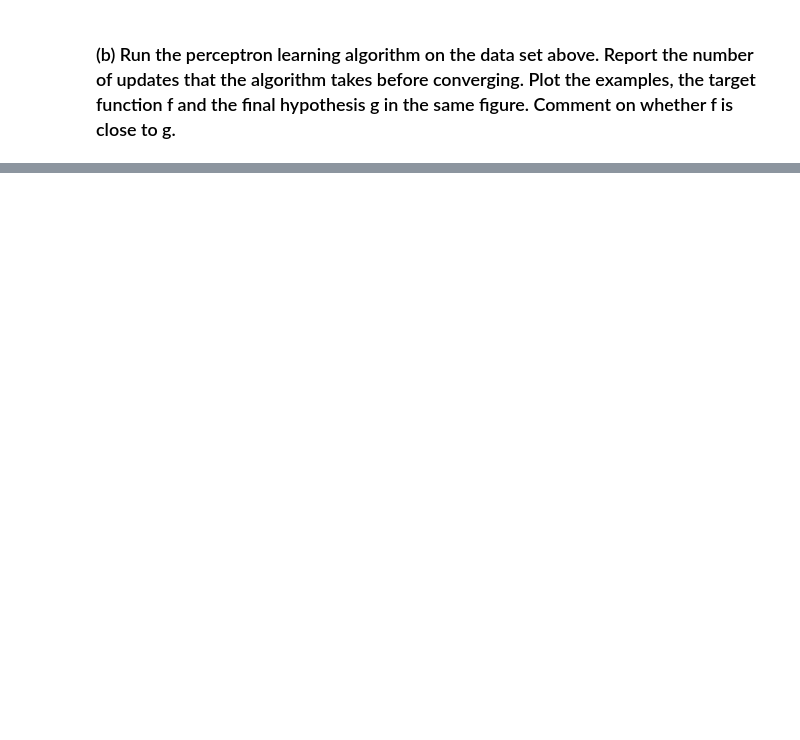
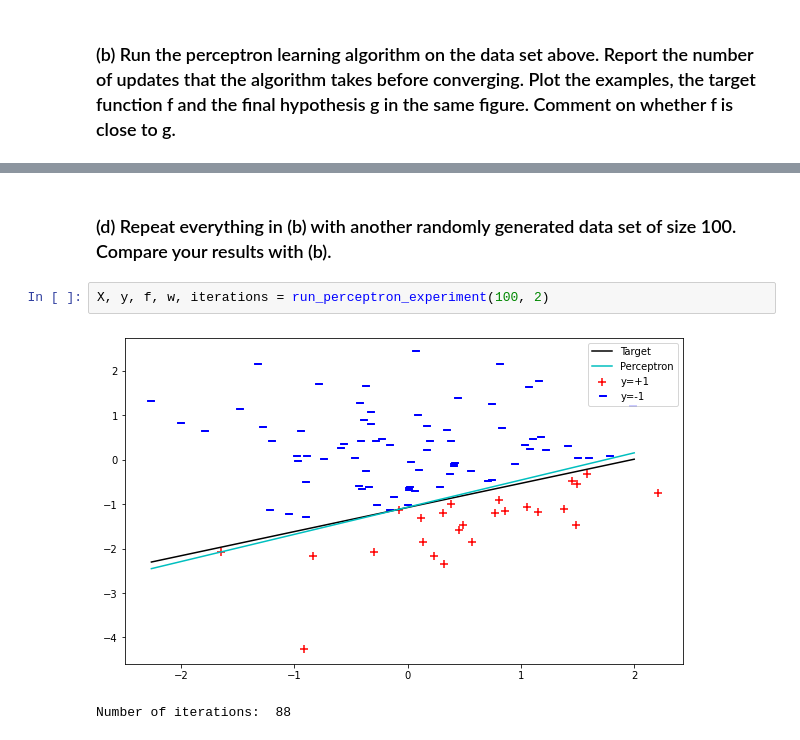
Before and after one commit to aashrafh/CMP402B, a Jupyter notebook: Assignment1.ipynb, the cells around one changed output, grey strips where cells are left out. Saved outputs shown, nothing was run; the diff lists cells and outputs as text; blank space fills up the shorter version.

```diff
--- a/Assignment1.ipynb
+++ b/Assignment1.ipynb
@@ -203,0 +202,7 @@ Iterations:  3145
+# %% [markdown]
+### (d) Repeat everything in (b) with another randomly generated data set of size 100. Compare your results with (b).
+# %%
+X, y, f, w, iterations = run_perceptron_experiment(100, 2)
+# %% [output]
+[figure, added]
+Number of iterations:  88
```
Also changed, not shown: parts of 25 cells of this notebook, 2 other files.
